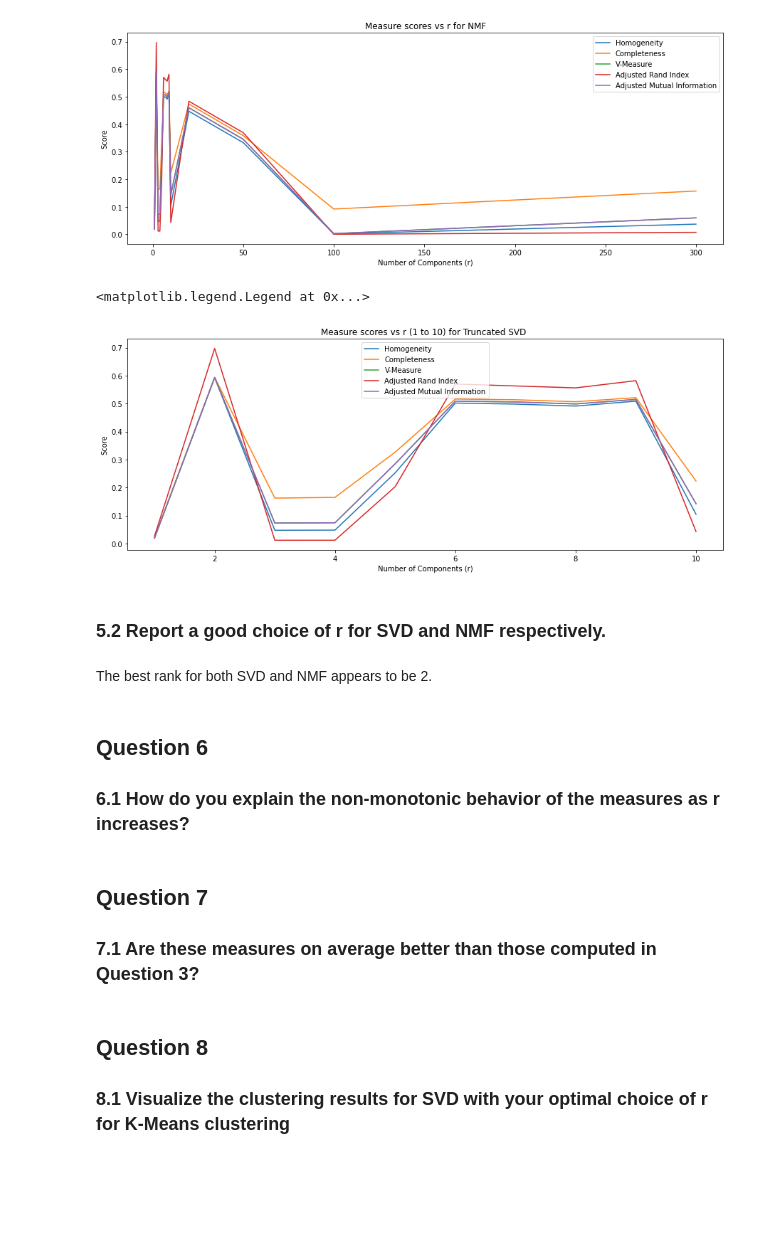
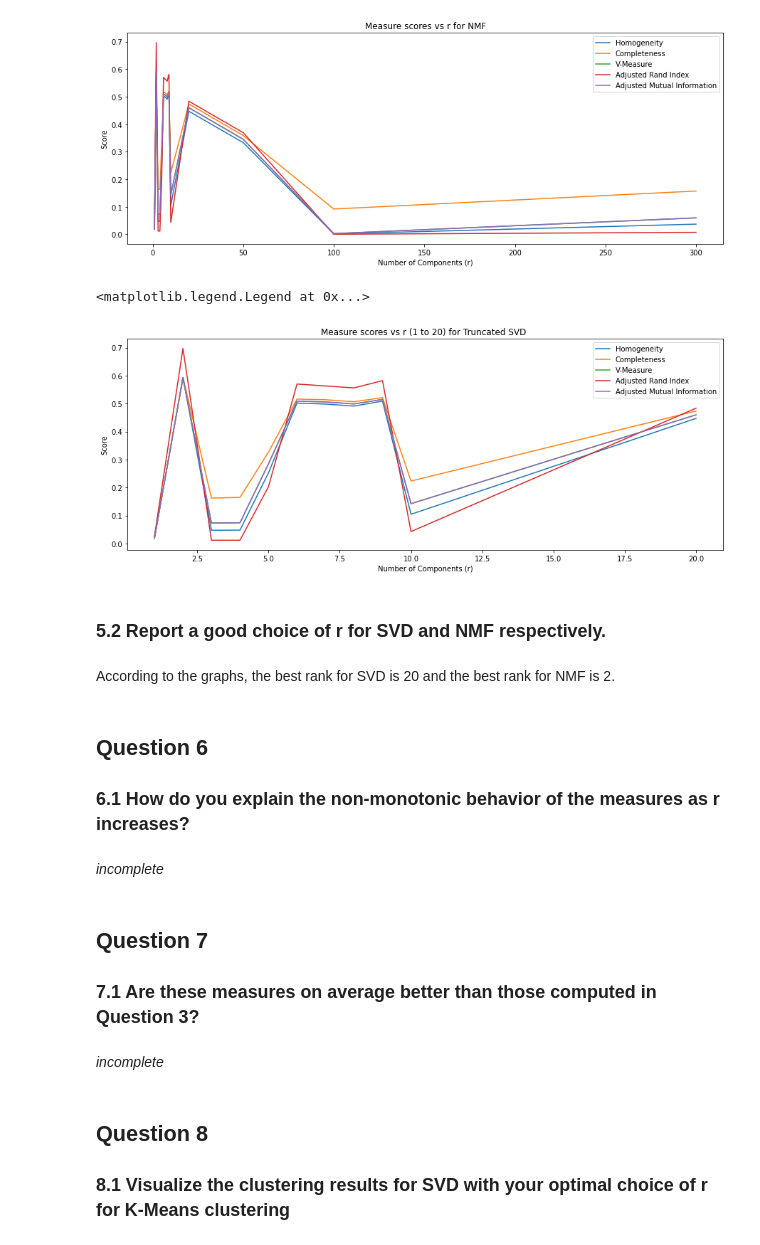
Before and after one commit to shairaalam19/ece219-winter2024, a Jupyter notebook: Project 2/Project2.ipynb, the cells around one changed output. Cells and saved outputs as stored; diff of their text form; code cells hidden in the pictures; blank space fills up the shorter version.

```diff
--- a/Project 2/Project2.ipynb
+++ b/Project 2/Project2.ipynb
@@ -247,33 +247,37 @@ plt.legend()
 <matplotlib.legend.Legend at 0x...>
 [figure]
 # %%
-# Zoomed NMF plot (r = 1 to 10)
+# Zoomed NMF plot (r = 1 to 20)
 plt.figure(figsize=(15, 12))
 plt.subplot(2, 1, 1)
-plt.plot(r_vals[:10], nmf_h_score[:10], label='Homogeneity')
-plt.plot(r_vals[:10], nmf_c_score[:10], label='Completeness')
-plt.plot(r_vals[:10], nmf_v_score[:10], label='V-Measure')
-plt.plot(r_vals[:10], nmf_ajd_ri[:10], label='Adjusted Rand Index')
-plt.plot(r_vals[:10], nmf_adj_mi[:10], label='Adjusted Mutual Information')
+plt.plot(r_vals[:11], nmf_h_score[:11], label='Homogeneity')
+plt.plot(r_vals[:11], nmf_c_score[:11], label='Completeness')
+plt.plot(r_vals[:11], nmf_v_score[:11], label='V-Measure')
+plt.plot(r_vals[:11], nmf_ajd_ri[:11], label='Adjusted Rand Index')
+plt.plot(r_vals[:11], nmf_adj_mi[:11], label='Adjusted Mutual Information')
 plt.xlabel("Number of Components (r)")
 plt.ylabel("Score")
-plt.title("Measure scores vs r (1 to 10) for Truncated SVD ")
+plt.title("Measure scores vs r (1 to 20) for Truncated SVD ")
 plt.legend()
 # %% [output]
 <matplotlib.legend.Legend at 0x...>
-[figure, old version]
+[figure, new version]
 # %% [markdown]
 ### 5.2 Report a good choice of r for SVD and NMF respectively.
 # %% [markdown]
-The best rank for both SVD and NMF appears to be 2.
+According to the graphs, the best rank for SVD is 20 and the best rank for NMF is 2.
 # %% [markdown]
 ## Question 6
 
 ### 6.1 How do you explain the non-monotonic behavior of the measures as r increases?
+# %% [markdown]
+*incomplete*
 # %% [markdown]
 ## Question 7
 
 ### 7.1 Are these measures on average better than those computed in Question 3?
+# %% [markdown]
+*incomplete*
 # %% [markdown]
 ## Question 8
 
```
Also changed, not shown: parts of 4 cells of this notebook.
